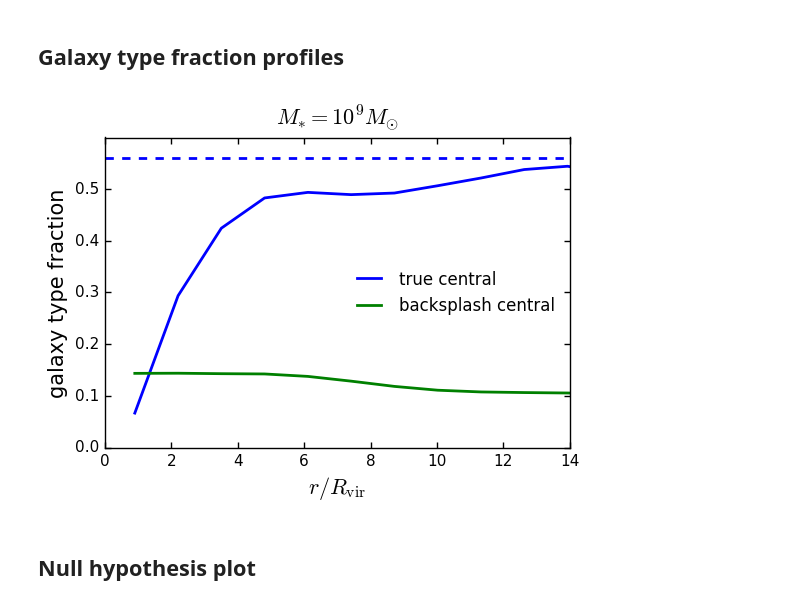
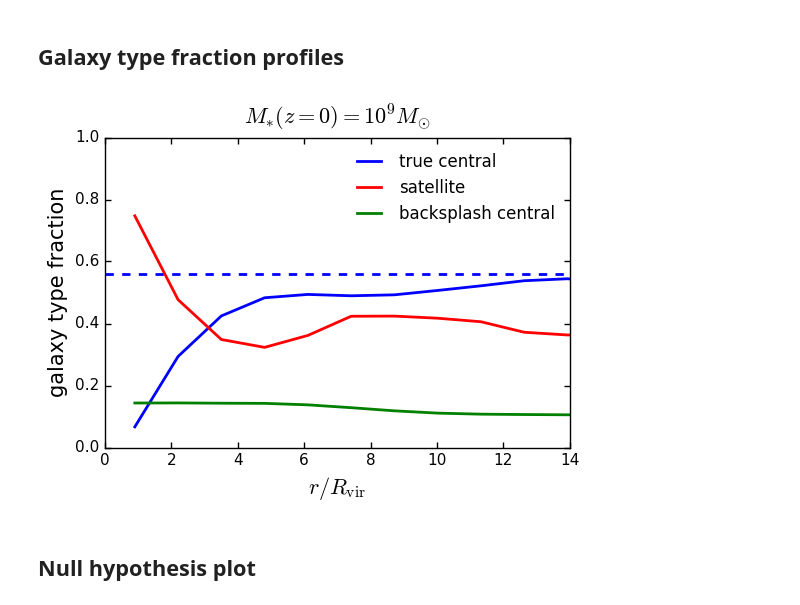
Before and after one commit to aphearin/time_evolving_cam_utils, a Jupyter notebook: cluster_profiles.ipynb, the cells around one changed output. Drawn from its saved outputs; the diff is of its cells as text; code cells hidden in the pictures.

```diff
--- a/cluster_profiles.ipynb
+++ b/cluster_profiles.ipynb
@@ -250,38 +250,48 @@ frac_true_cen_profile = radial_profile_3d(cluster_pos, sample_pos, sample['gal_t
 frac_backsplash_profile = radial_profile_3d(cluster_pos, sample_pos, sample['gal_type']=='backsplash',
                            rbins_normalized = rbins_normalized,
                            normalize_rbins_by = clusters['rvir']/1000., period=250)
+
+frac_satellite_profile = radial_profile_3d(cluster_pos, sample_pos,
+                                           (sample['gal_type']=='satellite') | (sample['gal_type'] == 'orphan'),
+                           rbins_normalized = rbins_normalized,
+                           normalize_rbins_by = clusters['rvir']/1000., period=250)
 # %%
 from scipy.signal import savgol_filter, medfilt
 
 fig = plt.figure()
 ax = fig.add_subplot(111)
 
 y1 = medfilt(frac_true_cen_profile, 3)
 y1 = savgol_filter(y1, 9, 3)
 ax.plot(rbins_normalized_midpoints, y1,
         color='blue', linewidth=2, label='true central')
 ax.plot(np.arange(100), np.zeros(100) + np.mean(sample['gal_type'] == 'central'),
         ls='--', color='blue', linewidth=2)
 
+y3 = medfilt(frac_satellite_profile, 1)
+y3 = savgol_filter(y3, 9, 3)
+ax.plot(rbins_normalized_midpoints, y3,
+        color='red', linewidth=2, label='satellite')
+
 y2 = medfilt(frac_backsplash_profile, 5)
 y2 = savgol_filter(y2, 17, 9)
 ax.plot(rbins_normalized_midpoints, y2,
         color='green', linewidth=2, label='backsplash central')
 
 xlabel = ax.set_xlabel(r'$r / R_{\rm vir}$', size=16)
 ylabel = ax.set_ylabel(r'galaxy type fraction', size=15)
-title = ax.set_title(r'$M_{\ast} = 10^{9}M_{\odot}$', fontsize=16, y=1.02)
+title = ax.set_title(r'$M_{\ast}(z=0) = 10^{9}M_{\odot}$', fontsize=16, y=1.02)
 
 plt.xticks(fontsize=11); plt.yticks(fontsize=11)
 plt.xlim(xmin = 0., xmax=14)
-plt.ylim(ymin = 0, ymax = 0.6)
+plt.ylim(ymin = 0, ymax = 1)
 
 plt.legend(loc='best', fontsize=12)
 
 fig.savefig('FIGS/cluster_gal_type_profiles.pdf',
             bbox_extra_artists=[xlabel, ylabel], bbox_inches='tight')
 # %% [output]
-[figure, old version]
+[figure, new version]
 # %% [markdown]
 ## Null hypothesis plot
 # %%
```
Also changed, not shown: 7 other files.
